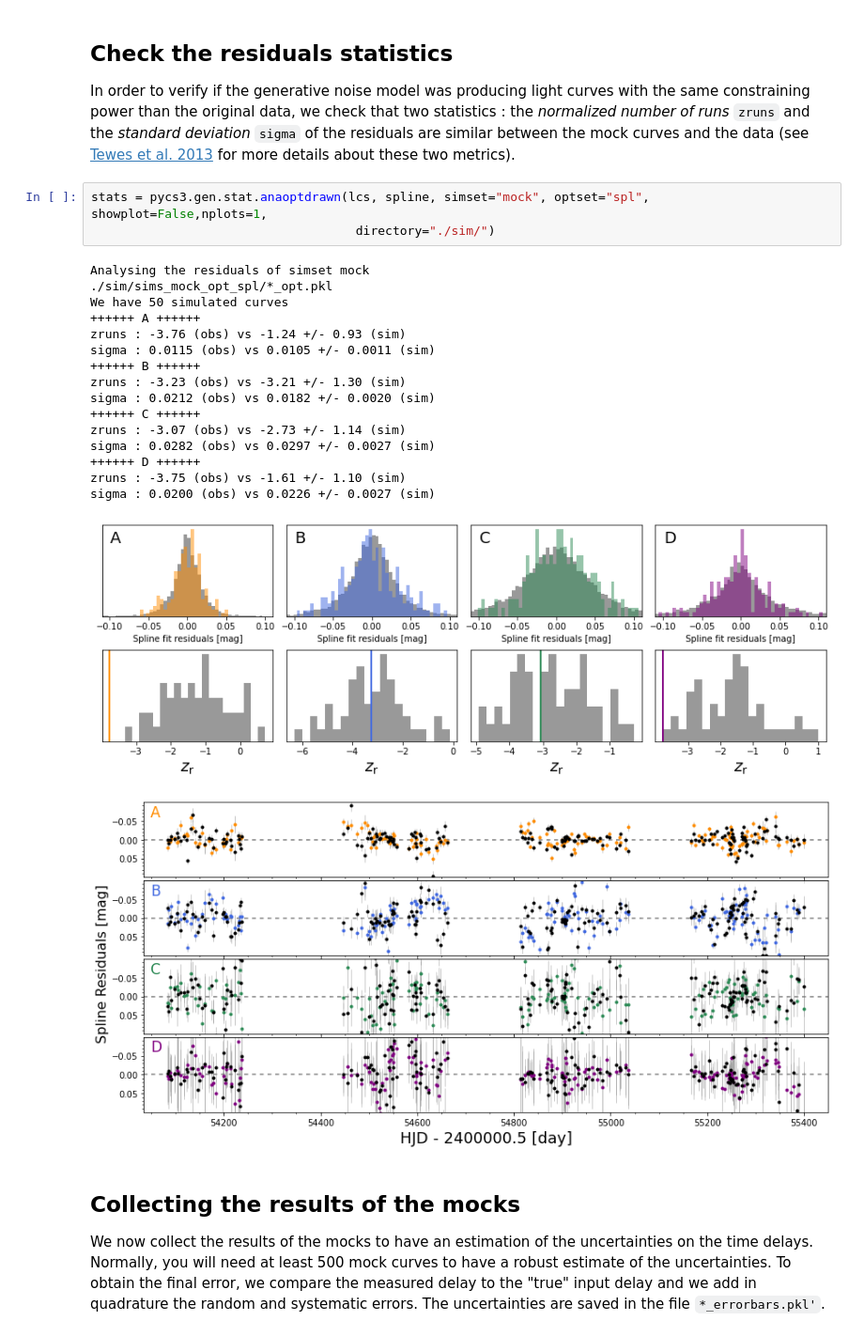
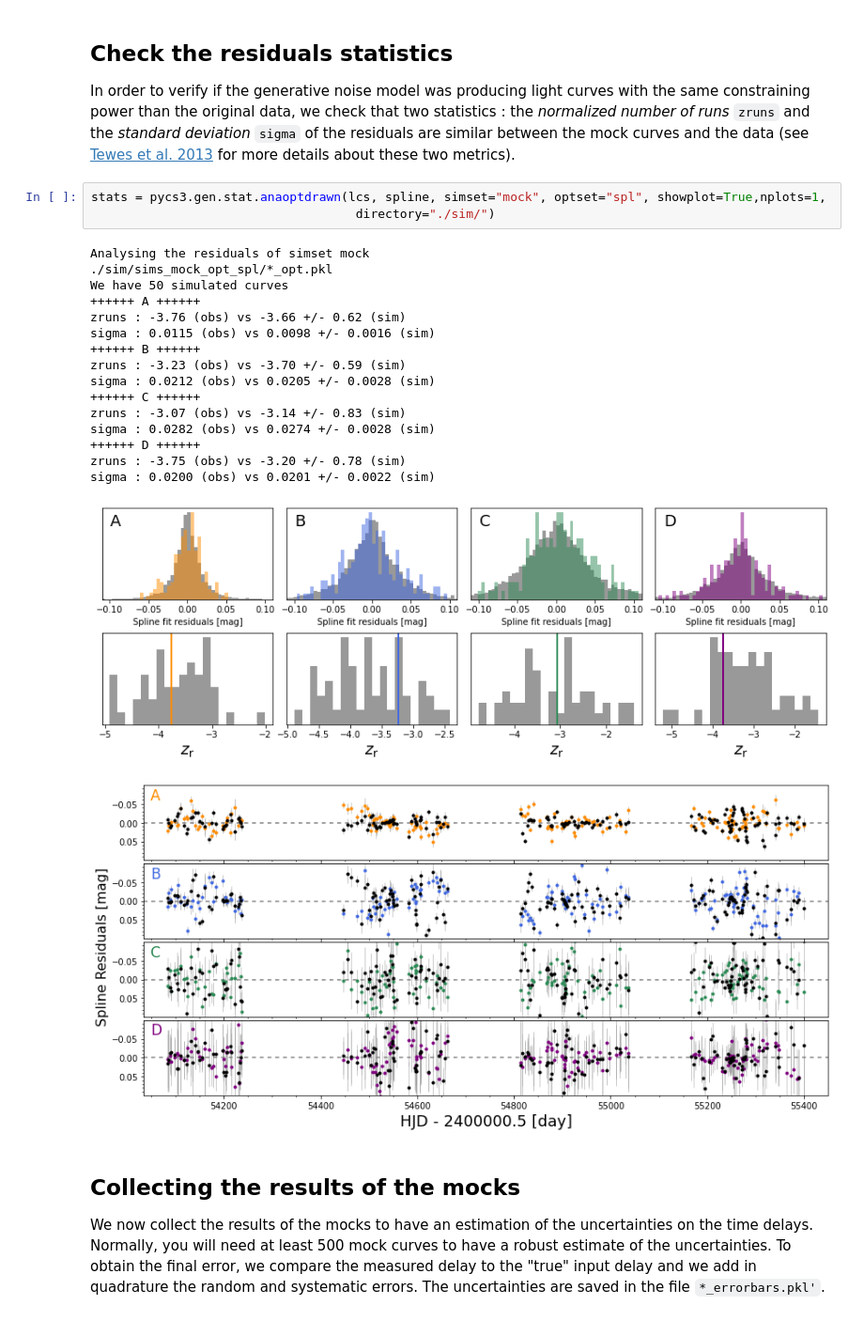
Before and after one commit to ZSHJoanna/pycs-diy, a Jupyter notebook: notebook/Uncertainties estimation.ipynb, the cells around one changed output. Shown at 94% size. Saved outputs shown, nothing was run; the diff lists cells and outputs as text.

```diff
--- a/notebook/Uncertainties estimation.ipynb
+++ b/notebook/Uncertainties estimation.ipynb
@@ -321,26 +320,26 @@ Wrote ./sim/sims_mock_opt_reg/9_1590656869.17821_runresults.pkl
 
 In order to verify if the generative noise model was producing light curves with the same constraining power than the original data, we check that two statistics : the *normalized number of runs* `zruns` and the *standard deviation* `sigma` of the residuals are similar between the mock curves and the data (see [Tewes et al. 2013](https://arxiv.org/abs/1208.5598) for more details about these two metrics).
 # %%
-stats = pycs3.gen.stat.anaoptdrawn(lcs, spline, simset="mock", optset="spl", showplot=False,nplots=1,
+stats = pycs3.gen.stat.anaoptdrawn(lcs, spline, simset="mock", optset="spl", showplot=True,nplots=1,
                                     directory="./sim/")
 # %% [output]
 Analysing the residuals of simset mock
 ./sim/sims_mock_opt_spl/*_opt.pkl
 We have 50 simulated curves
 ++++++ A ++++++
-zruns : -3.76 (obs) vs -1.24 +/- 0.93 (sim)
-sigma : 0.0115 (obs) vs 0.0105 +/- 0.0011 (sim)
+zruns : -3.76 (obs) vs -3.66 +/- 0.62 (sim)
+sigma : 0.0115 (obs) vs 0.0098 +/- 0.0016 (sim)
 ++++++ B ++++++
-zruns : -3.23 (obs) vs -3.21 +/- 1.30 (sim)
-sigma : 0.0212 (obs) vs 0.0182 +/- 0.0020 (sim)
+zruns : -3.23 (obs) vs -3.70 +/- 0.59 (sim)
+sigma : 0.0212 (obs) vs 0.0205 +/- 0.0028 (sim)
 ++++++ C ++++++
-zruns : -3.07 (obs) vs -2.73 +/- 1.14 (sim)
-sigma : 0.0282 (obs) vs 0.0297 +/- 0.0027 (sim)
+zruns : -3.07 (obs) vs -3.14 +/- 0.83 (sim)
+sigma : 0.0282 (obs) vs 0.0274 +/- 0.0028 (sim)
 ++++++ D ++++++
-zruns : -3.75 (obs) vs -1.61 +/- 1.10 (sim)
-sigma : 0.0200 (obs) vs 0.0226 +/- 0.0027 (sim)
+zruns : -3.75 (obs) vs -3.20 +/- 0.78 (sim)
+sigma : 0.0200 (obs) vs 0.0201 +/- 0.0022 (sim)
-[figure, old version]
+[figure, new version]
-[figure, old version]
+[figure, new version]
 # %% [markdown]
 ## Collecting the results of the mocks
 
```
Also changed, not shown: parts of 8 cells of this notebook, 9 other files.
